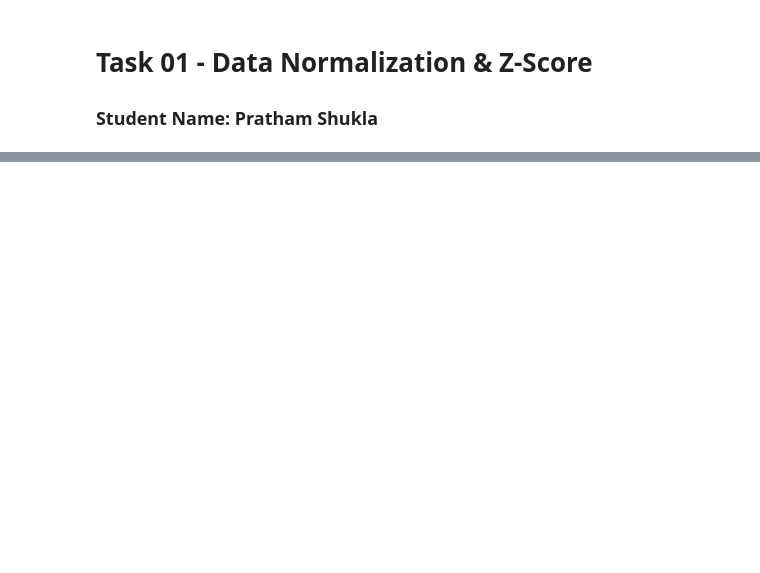
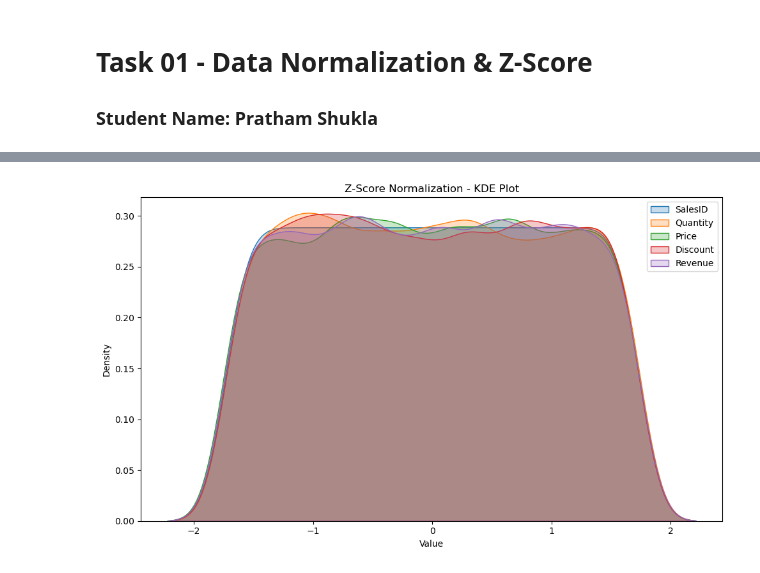
Before and after one commit to pratham12354/Python_DS_Task_01_PrathamShukla, a Jupyter notebook: Task01_Normalization.ipynb, the cells around one changed output, grey strips where cells are left out. Saved outputs shown, nothing was run; the diff lists cells and outputs as text; code cells hidden in the pictures; blank space fills up the shorter version.

```diff
--- a/Task01_Normalization.ipynb
+++ b/Task01_Normalization.ipynb
@@ -86,0 +129,13 @@ Z-Score Normalization with Mean Centering:
+# %%
+# KDE Plot for Z-Score normalized data
+plt.figure(figsize=(10,6))
+for col in numeric_cols:
+    sns.kdeplot(zscore_df[col], label=col, fill=True)
+plt.title("Z-Score Normalization - KDE Plot")
+plt.xlabel("Value")
+plt.ylabel("Density")
+plt.legend()
+plt.tight_layout()
+plt.show()
+# %% [output]
+[figure, added]
```
Also changed, not shown: parts of 12 cells of this notebook, 2 other files.
